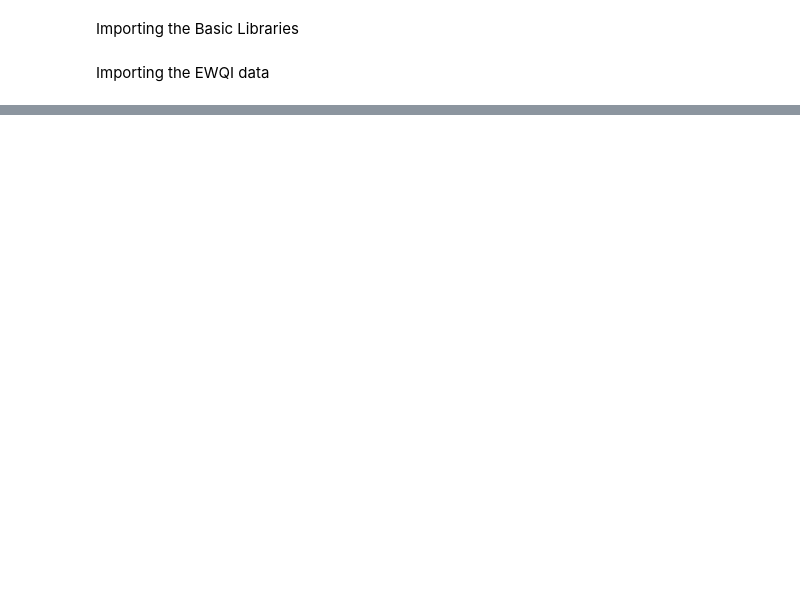
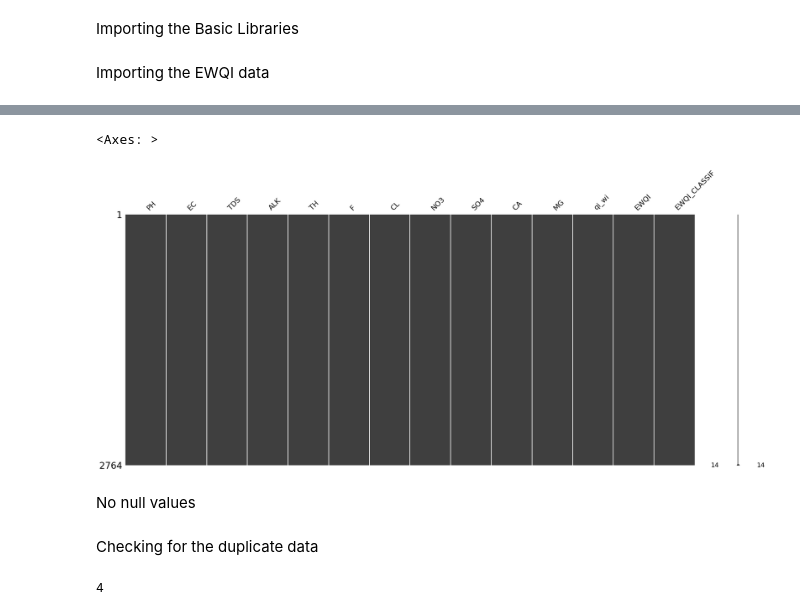
Before and after one commit to Ethan0456/Major-Project, a Jupyter notebook: ewqi_code.ipynb, the cells around one changed output, grey strips where cells are left out. Drawn from its saved outputs; the diff is of its cells as text; code cells hidden in the pictures; blank space fills up the shorter version.

```diff
--- a/ewqi_code.ipynb
+++ b/ewqi_code.ipynb
@@ -28,0 +89,13 @@ ewqi_data.head()
+# %%
+msno.matrix(ewqi_data)
+# %% [output]
+<Axes: >
+[figure, added]
+# %% [markdown]
+No null values
+# %% [markdown]
+Checking for the duplicate data
+# %%
+ewqi_data.duplicated().sum()
+# %% [output]
+4
```
Also changed, not shown: parts of 40 cells of this notebook.
